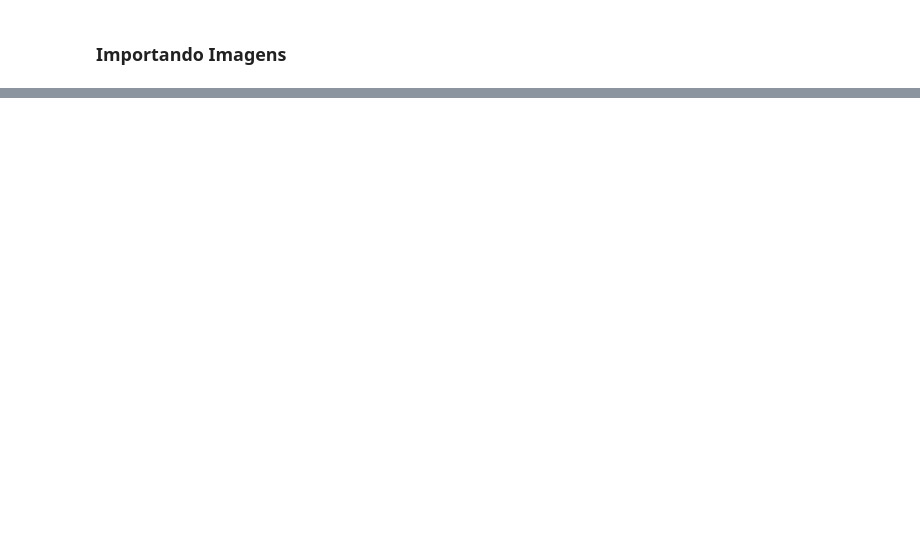
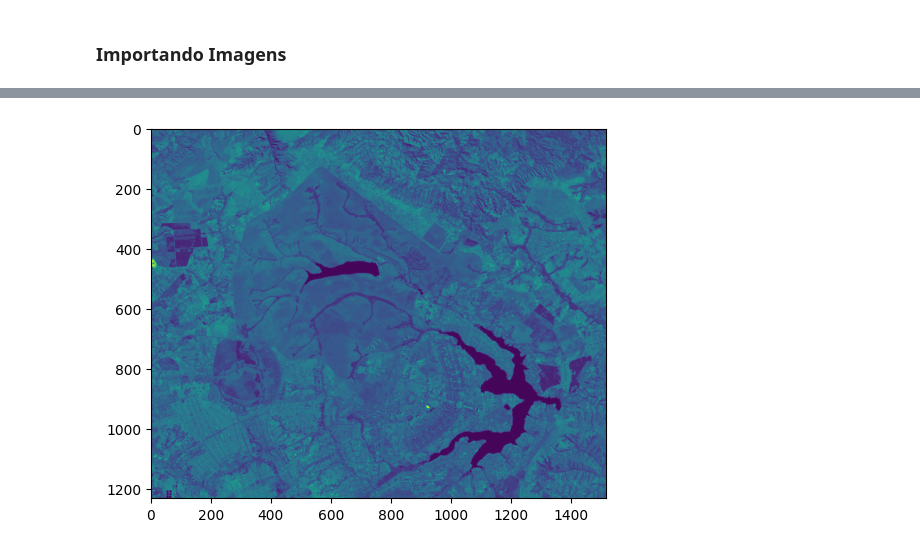
Before and after one commit to jvataidee/pdi_python, a Jupyter notebook: conversao_radiancia_de_superficie.ipynb, the cells around one changed output, grey strips where cells are left out. Cells and saved outputs as stored; diff of their text form; code cells hidden in the pictures; blank space fills up the shorter version.

```diff
--- a/conversao_radiancia_de_superficie.ipynb
+++ b/conversao_radiancia_de_superficie.ipynb
@@ -167,0 +274,6 @@ imshow(f[:,:,4],figsize=(12,8))
+# %%
+# Exibindo a primeira banda da imagem f
+plt.imshow(f[4, :, :])
+plt.show()
+# %% [output]
+[figure, added]
```
Also changed, not shown: parts of 23 cells of this notebook.
